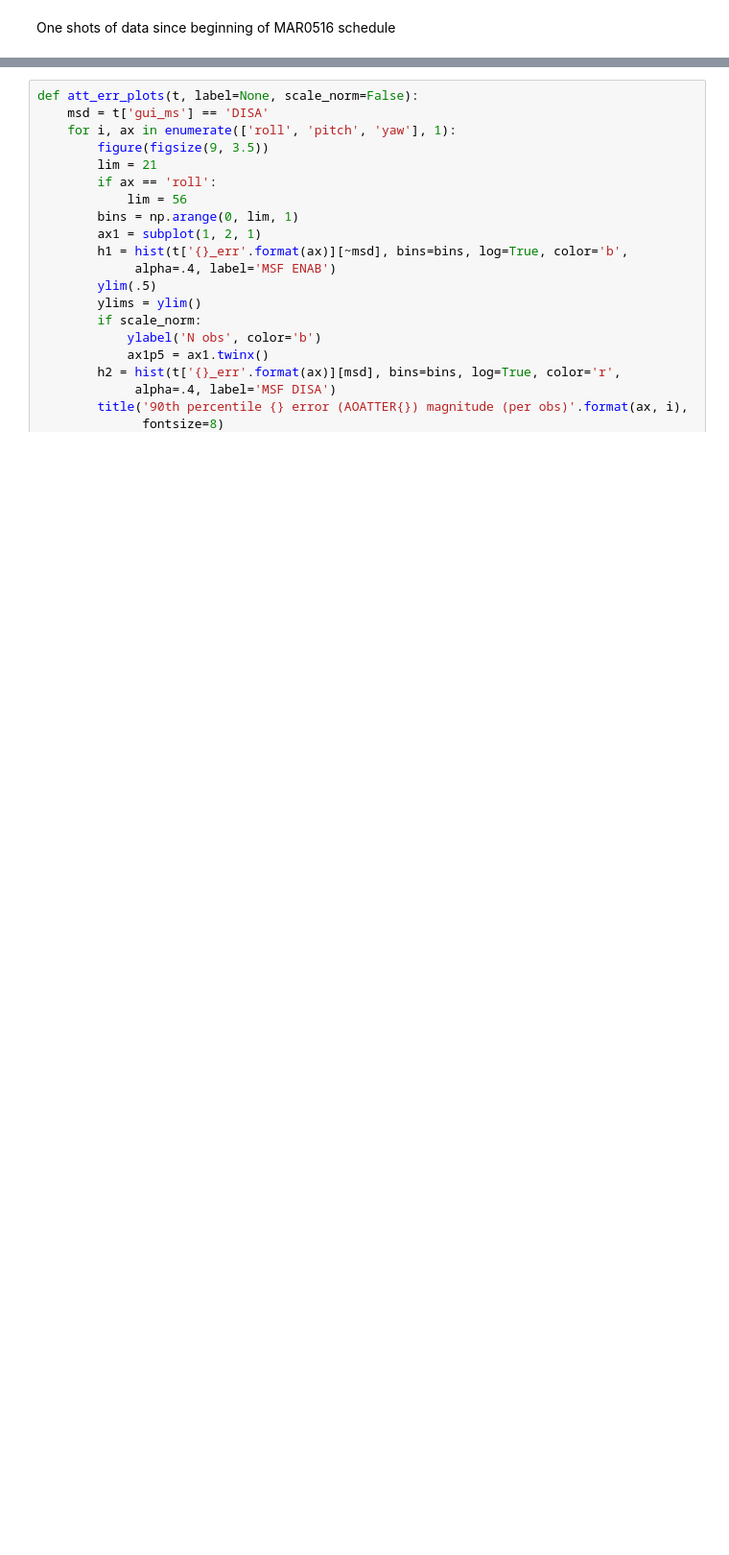
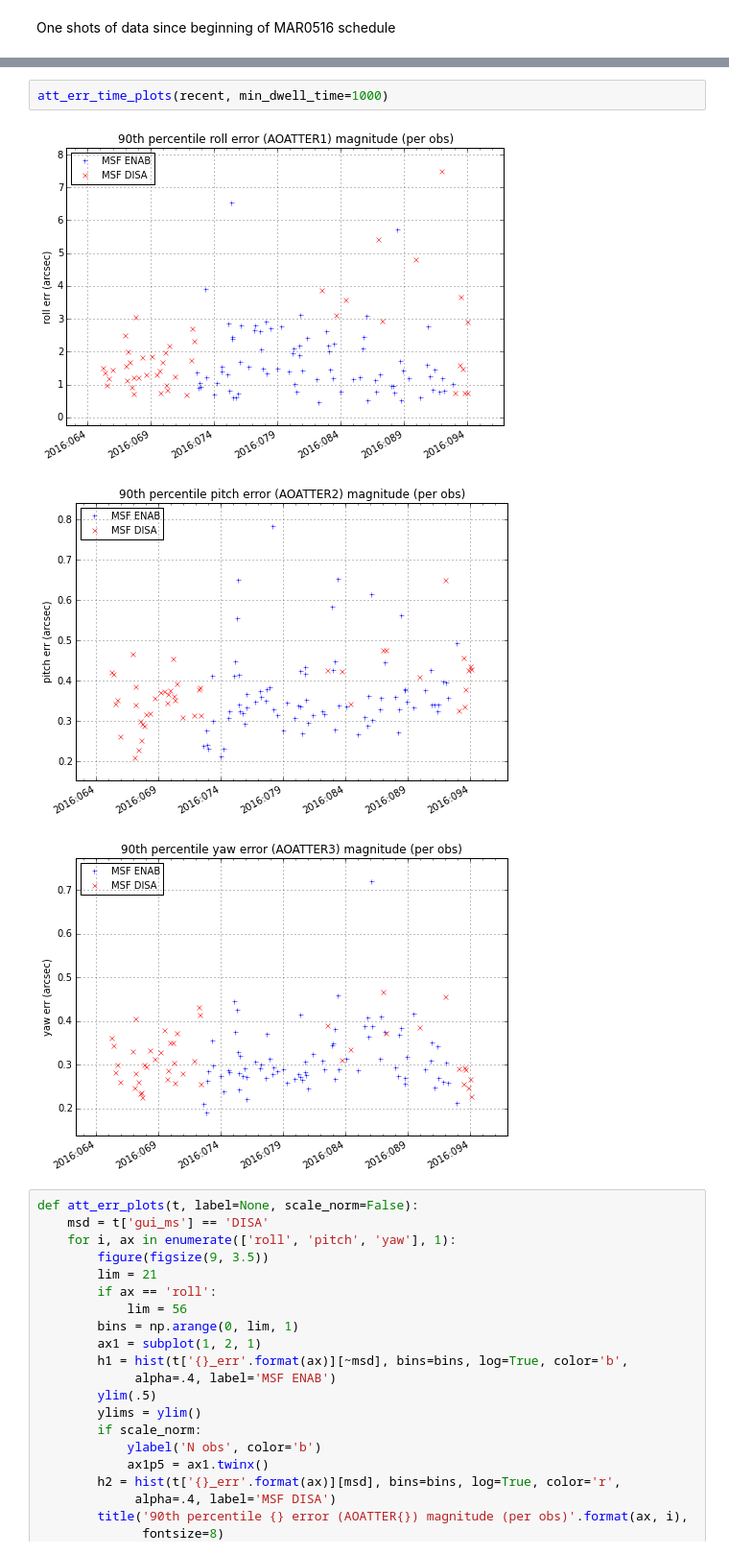
Before and after one commit to sot/aca_status_flags, a Jupyter notebook: errors_and_one_shots_ms_disabled.ipynb, the cells around one changed output, grey strips where cells are left out. Shown: that part at 96% size. Drawn from its saved outputs; the diff is of its cells as text; blank space fills up the shorter version.

```diff
--- a/errors_and_one_shots_ms_disabled.ipynb
+++ b/errors_and_one_shots_ms_disabled.ipynb
@@ -73,3 +75,9 @@ att_err_time_plots(t)
+# %%
+att_err_time_plots(recent, min_dwell_time=1000)
+# %% [output]
+[figure, added]
+[figure, added]
+[figure, added]
 # %%
 def att_err_plots(t, label=None, scale_norm=False):
     msd = t['gui_ms'] == 'DISA'
```
Also changed, not shown: parts of 9 cells of this notebook, 2 other files.
